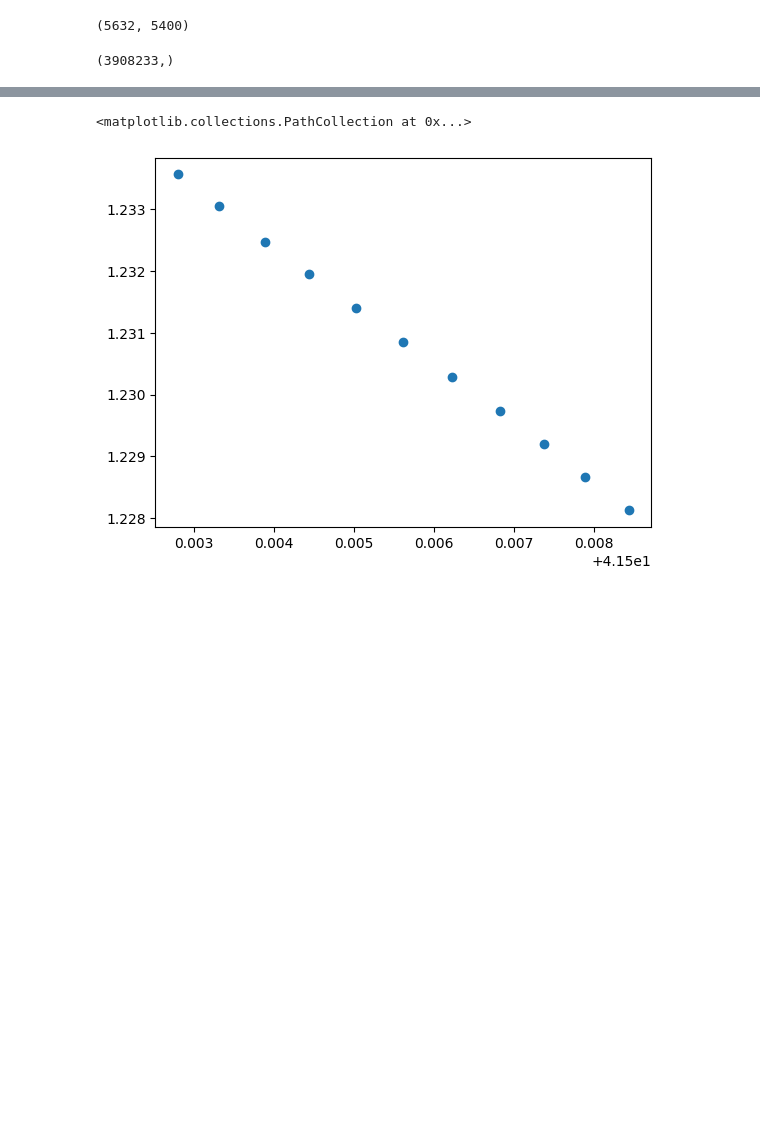
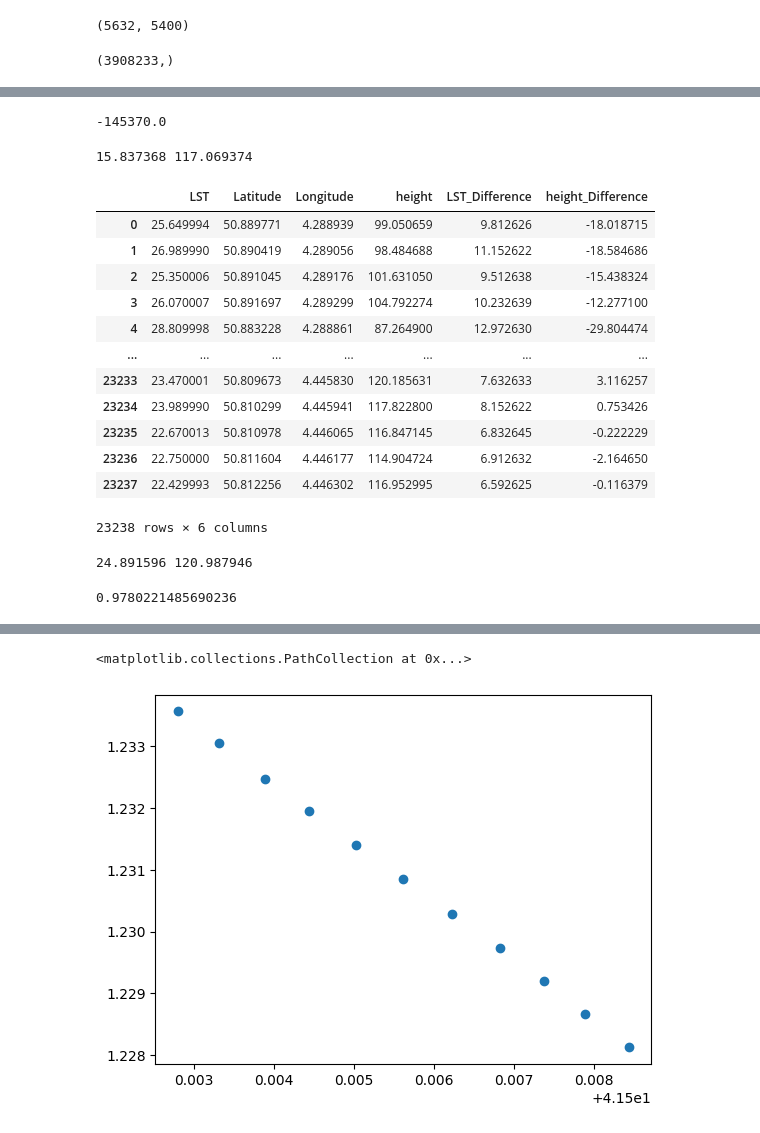
Before and after one commit to b-fa-ce/future_proofing_cities, a Jupyter notebook: notebooks/notebook.ipynb, the cells around one changed output, grey strips where cells are left out. Saved outputs shown, nothing was run; the diff lists cells and outputs as text; code cells hidden in the pictures; blank space fills up the shorter version.

```diff
--- a/notebooks/notebook.ipynb
+++ b/notebooks/notebook.ipynb
@@ -153,3 +151,6 @@ f2 = h5py.File('../raw_data/ECOSTRESS_L2_LSTE_22702_017_20220708T052559_0601_02.
 
 # L1 fille containing GPS coordinates
 geo = h5py.File('../raw_data/ECOSTRESS_L1B_GEO_22974_002_20220725T162944_0601_01.h5', 'r')
+# %%
+def import_ECOSTRESS_data(file_path):
+    return h5py.File(file_path, 'r')
@@ -390,0 +344,17 @@ lat_a[(lat_a>=41.5)&(lat_a<=42)].shape
+# %%
+def import_city_data(city_name):
+    """
+    returns np.arrays of lst, lat, lon, height data
+    for a given city where city_name folder in
+    raw_data/city_name
+    """
+    folder_path = f'../raw_data/{city_name}/'
+    lst_path = glob.glob(folder_path + 'ECOSTRESS_L2*')[0]
+    geo_path = glob.glob(folder_path + 'ECOSTRESS_L1*')[0]
+
+    lst = np.array(import_ECOSTRESS_data(lst_path)['SDS']['LST'],dtype=np.float32)
+    lat = np.array(import_ECOSTRESS_data(geo_path)['Geolocation']['latitude'],dtype=np.float32)
+    lon = np.array(import_ECOSTRESS_data(geo_path)['Geolocation']['longitude'],dtype=np.float32)
+    height = np.array(import_ECOSTRESS_data(geo_path)['Geolocation']['height'],dtype=np.float32)
+
+    return lst, lat, lon, height
@@ -390,0 +379,21 @@ lat_a[(lat_a>=41.5)&(lat_a<=42)].shape
+# %%
+(-1000+273.15)*200
+# %% [output]
+-145370.0
+# %%
+def convert_to_Celsius(lst_data):
+    """
+    converts LST data to Celcius and replaces
+    missing values with 1000
+    """
+
+    # access LST, multiply by 0.02 scale factor
+    # see https://ecostress.jpl.nasa.gov/downloads/psd/ECOSTRESS_SDS_PSD_L2_ver1-1.pdf
+    # convert to celcius
+    SCALE_FACTOR = 0.02
+    KELVIN_CELCIUS = -273.15
+
+    # missing values, i.e. zero values
+    lst_data[lst_data == 0] = (-1000 - KELVIN_CELCIUS) * 1/SCALE_FACTOR
+
+    return (SCALE_FACTOR * lst_data) + KELVIN_CELCIUS
@@ -390,0 +449,27 @@ lat_a[(lat_a>=41.5)&(lat_a<=42)].shape
+# %%
+CITY_BOUNDING_BOXES = {'Paris': [[2.264216,2.42172],[48.813898,48.900502]],
+                  'Berlin': [[13.313794,13.471299],[52.475607,52.55571]],
+                  'London': [[-0.216408,-0.058904],[51.469149,51.551072]],
+                  'Brussels': [[4.288857,4.446361],[50.808751,50.891855]]
+}
+# %%
+convert2df_coord(*import_city_data("Brussels"), *CITY_BOUNDING_BOXES['Brussels'])
+# %% [output]
+15.837368 117.069374
+|  | LST | Latitude | Longitude | height | LST_Difference | height_Difference |
+| 0 | 25.649994 | 50.889771 | 4.288939 | 99.050659 | 9.812626 | -18.018715 |
+| 1 | 26.989990 | 50.890419 | 4.289056 | 98.484688 | 11.152622 | -18.584686 |
+| 2 | 25.350006 | 50.891045 | 4.289176 | 101.631050 | 9.512638 | -15.438324 |
+| 3 | 26.070007 | 50.891697 | 4.289299 | 104.792274 | 10.232639 | -12.277100 |
+| 4 | 28.809998 | 50.883228 | 4.288861 | 87.264900 | 12.972630 | -29.804474 |
+| ... | ... | ... | ... | ... | ... | ... |
+| 23233 | 23.470001 | 50.809673 | 4.445830 | 120.185631 | 7.632633 | 3.116257 |
+| 23234 | 23.989990 | 50.810299 | 4.445941 | 117.822800 | 8.152622 | 0.753426 |
+| 23235 | 22.670013 | 50.810978 | 4.446065 | 116.847145 | 6.832645 | -0.222229 |
+| 23236 | 22.750000 | 50.811604 | 4.446177 | 114.904724 | 6.912632 | -2.164650 |
+| 23237 | 22.429993 | 50.812256 | 4.446302 | 116.952995 | 6.592625 | -0.116379 |
+23238 rows × 6 columns
+# %%
+df_Paris = convert2df_coord(*import_city_data("Paris"), *CITY_BOUNDING_BOXES['Paris'])
+# %% [output]
+24.891596 120.987946
@@ -391,3 +484,7 @@ lat_a[(lat_a>=41.5)&(lat_a<=42)].shape
+# %%
+correct_value_percentage(lst_Berlin)
+# %% [output]
+0.9780221485690236
 # %%
 gdf_coord = convert2df_coord(lst, lat, lon, [1.2,1.5], [41.5,42.3])
 gdf_coord
```
Also changed, not shown: parts of 15 cells of this notebook, 5 other files.
